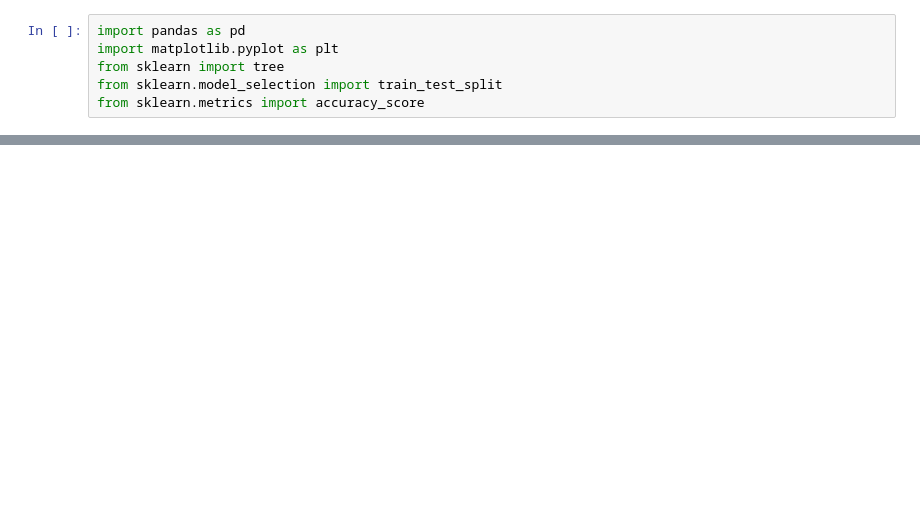
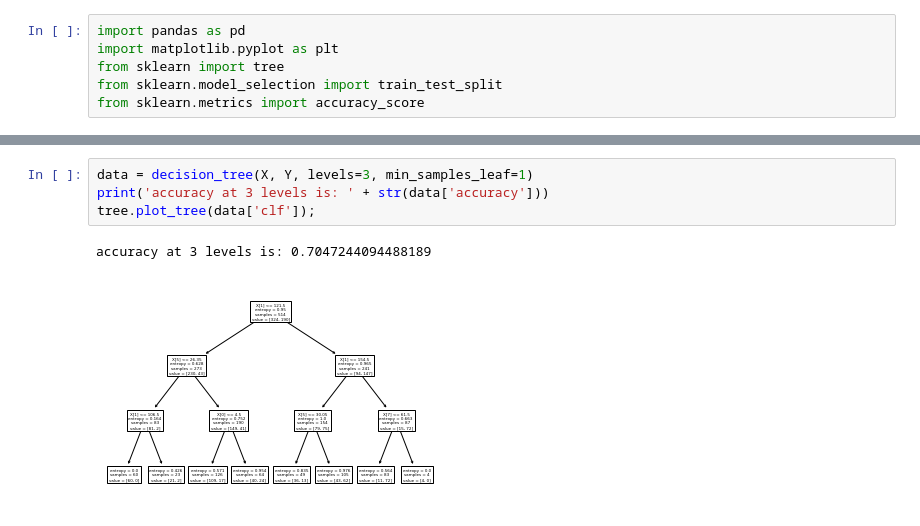
Before and after one commit to S010MON/machine_learning, a Jupyter notebook: ML_Lab_1.ipynb, the cells around one changed output, grey strips where cells are left out. Cells and saved outputs as stored; diff of their text form; blank space fills up the shorter version.

```diff
--- a/ML_Lab_1.ipynb
+++ b/ML_Lab_1.ipynb
@@ -71,0 +61,7 @@ accuracy_score(Y_test, Y_hat)
+# %%
+data = decision_tree(X, Y, levels=3, min_samples_leaf=1)
+print('accuracy at 3 levels is: ' + str(data['accuracy']))
+tree.plot_tree(data['clf']);
+# %% [output]
+accuracy at 3 levels is: 0.7047244094488189
+[figure, added]
```
Also changed, not shown: parts of 30 cells of this notebook.
